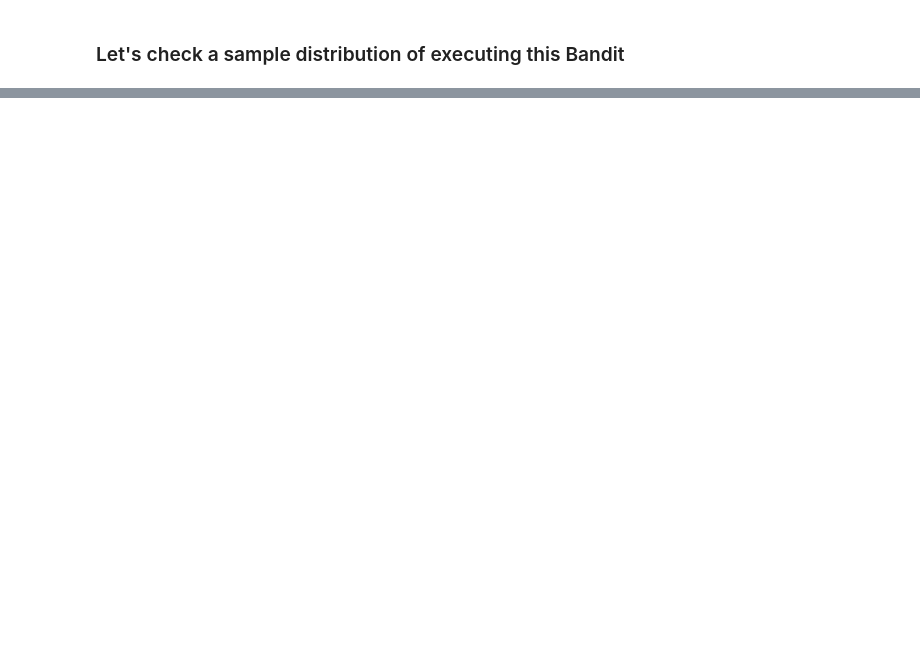
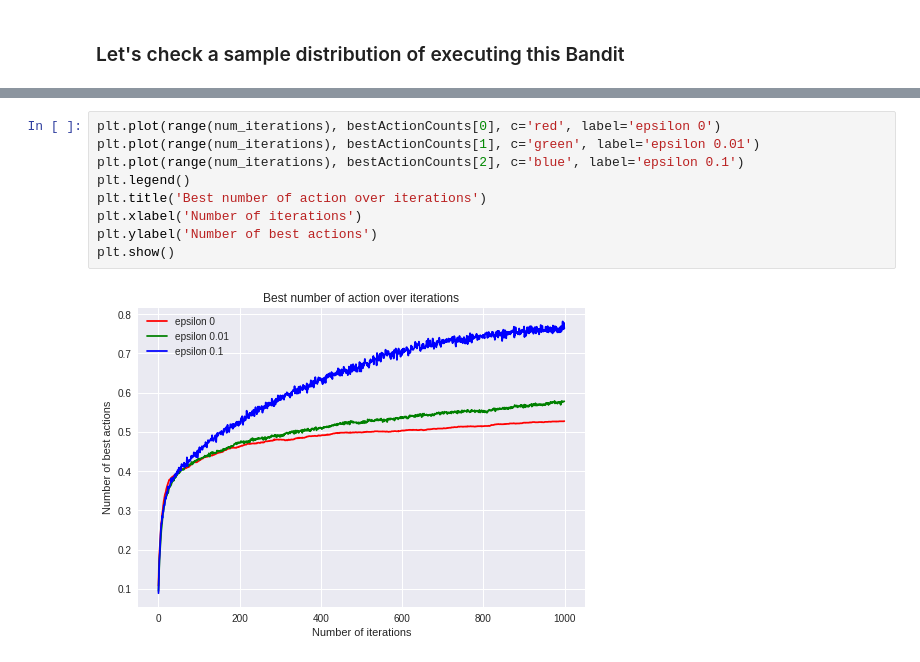
Before and after one commit to anandsaha/my.reinforcement.learning.lab, a Jupyter notebook: 02_ten_arm_bandit.ipynb, the cells around one changed output, grey strips where cells are left out. Saved outputs shown, nothing was run; the diff lists cells and outputs as text; blank space fills up the shorter version.

```diff
--- a/02_ten_arm_bandit.ipynb
+++ b/02_ten_arm_bandit.ipynb
@@ -128,0 +163,11 @@ Bandit: 9 Estimated Reward: 0.4690842439182874
+# %%
+plt.plot(range(num_iterations), bestActionCounts[0], c='red', label='epsilon 0')
+plt.plot(range(num_iterations), bestActionCounts[1], c='green', label='epsilon 0.01')
+plt.plot(range(num_iterations), bestActionCounts[2], c='blue', label='epsilon 0.1')
+plt.legend()
+plt.title('Best number of action over iterations')
+plt.xlabel('Number of iterations')
+plt.ylabel('Number of best actions')
+plt.show()
+# %% [output]
+[figure, added]
```
Also changed, not shown: parts of 16 cells of this notebook.
